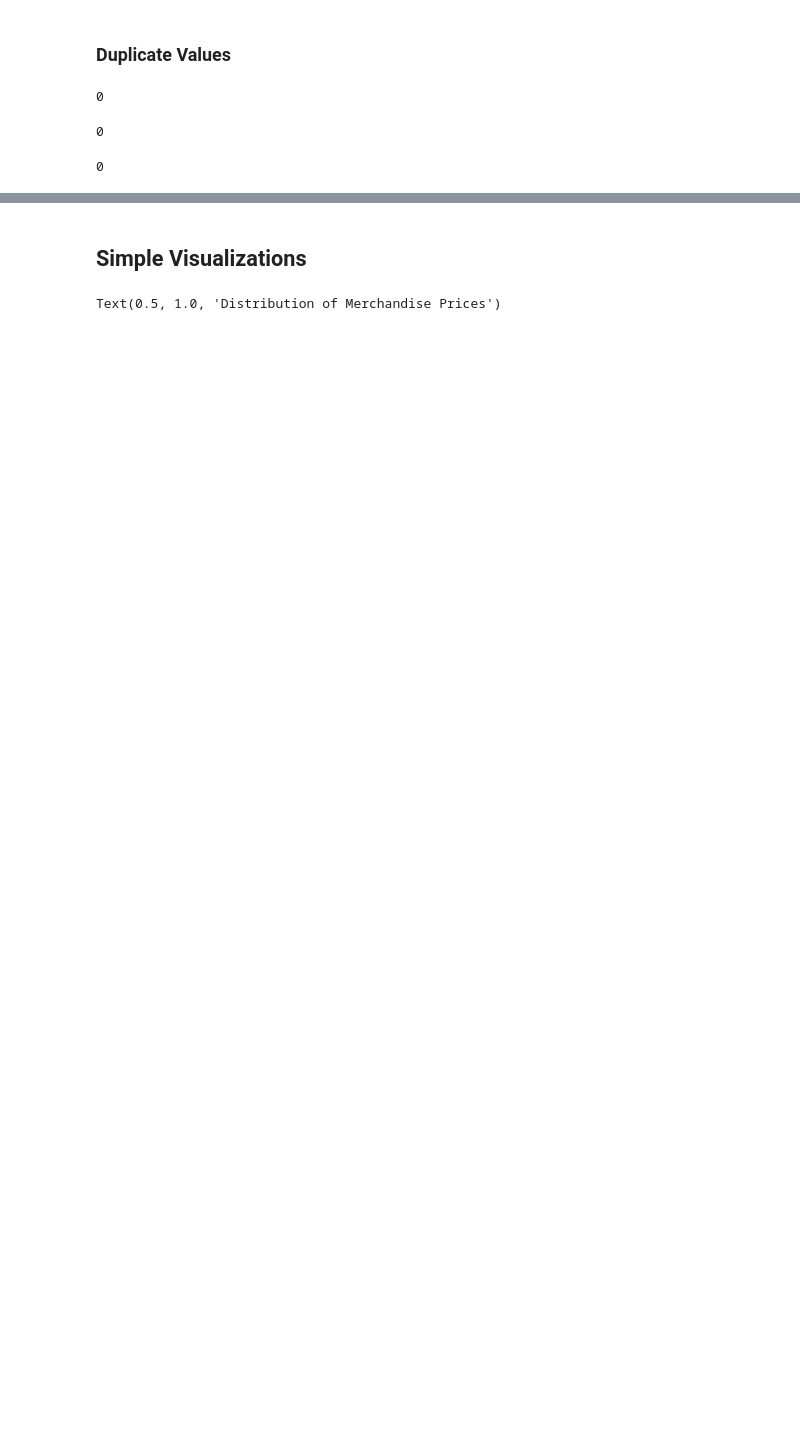
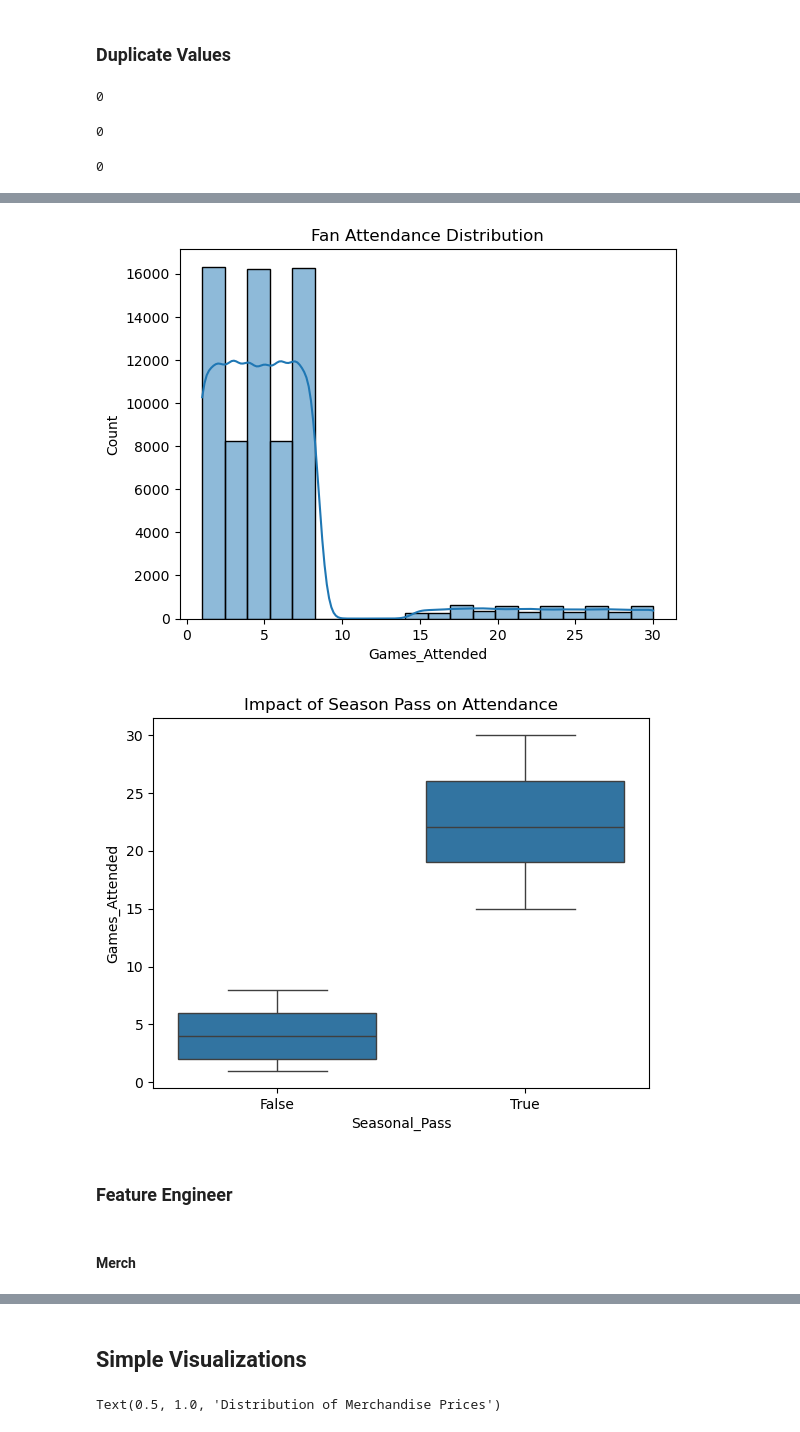
Before and after one commit to mcho04/UBC-Bolt-First-Byte-2025, a Jupyter notebook: first_byte_2025.ipynb, the cells around one changed output, grey strips where cells are left out. Saved outputs shown, nothing was run; the diff lists cells and outputs as text; code cells hidden in the pictures; blank space fills up the shorter version.

```diff
--- a/first_byte_2025.ipynb
+++ b/first_byte_2025.ipynb
@@ -202,0 +364,17 @@ fan_dat.duplicated().sum()
+# %%
+# Attendance distribution
+sns.histplot(fan_dat['Games_Attended'], bins=20, kde=True)
+plt.title('Fan Attendance Distribution')
+plt.show()
+
+# Seasonal pass effect
+sns.boxplot(x='Seasonal_Pass', y='Games_Attended', data=fan_dat)
+plt.title('Impact of Season Pass on Attendance')
+plt.show()
+# %% [output]
+[figure, added]
+[figure, added]
+# %% [markdown]
+### Feature Engineer
+# %% [markdown]
+#### Merch
```
Also changed, not shown: parts of 27 cells of this notebook.
